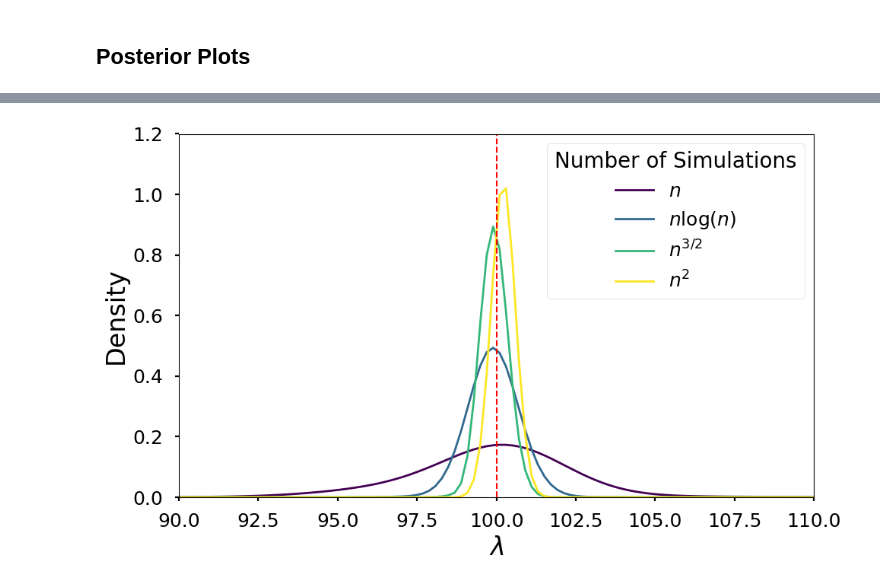
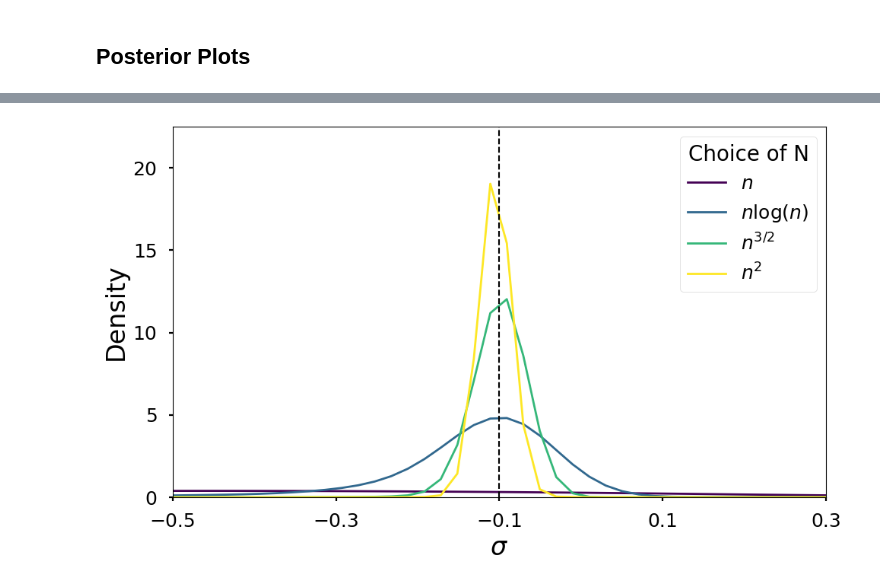
Before and after one commit to RyanJafefKelly/npe_convergence, a Jupyter notebook: notebooks/stereological_plots.ipynb, the cells around one changed output, grey strips where cells are left out. Saved outputs shown, nothing was run; the diff lists cells and outputs as text; code cells hidden in the pictures.

```diff
--- a/notebooks/stereological_plots.ipynb
+++ b/notebooks/stereological_plots.ipynb
@@ -71,7 +73,7 @@ simulation_functions = [
 ]
 n_sims_label = [r'$n$', r'$n \log(n)$', r'$n^{3/2}$', r'$n^2$']
 
-num_seeds = 21
+num_seeds = 101
 true_param = 2.0
 
 base_dir = "../res/stereological/"
@@ -102,9 +104,10 @@ for n_obs in n_obs_list:
                 medianprops=dict(color='red', linewidth=2),
                 whiskerprops=dict(color='blue'), capprops=dict(color='blue'))
     # plt.title(f'Boxplot of Mean Biases for $n_{{\text{{obs}}}}={n_obs}$', fontsize=16)
-    plt.xlabel('Number of Simulations', fontsize=24)
+    plt.xlabel('Choice of N', fontsize=24)
+    plt.ylim([-1, 4])
     plt.ylabel('Mean Bias', fontsize=24)
-    plt.axhline(y=0, color='red', linestyle='dashed', linewidth=1.5)
+    plt.axhline(y=0, color='black', linestyle='dashed', linewidth=1.5)
     # plt.legend(fontsize=12)
     plt.tick_params(axis='both', which='major', labelsize=18)
     # plt.grid(axis='y', linestyle='--', alpha=0.7)
@@ -123,7 +126,7 @@ simulation_functions = [
 ]
 n_sims_label = [r'$n$', r'$n \log(n)$', r'$n^{3/2}$', r'$n^2$']
 
-num_seeds = 21
+num_seeds = 101
 true_param = -0.1
 
 base_dir = "../res/stereological/"
@@ -154,9 +157,10 @@ for n_obs in n_obs_list:
                 medianprops=dict(color='red', linewidth=2),
                 whiskerprops=dict(color='blue'), capprops=dict(color='blue'))
     # plt.title(f'Boxplot of Mean Biases for $n_{{\text{{obs}}}}={n_obs}$', fontsize=16)
-    plt.xlabel('Number of Simulations', fontsize=24)
+    plt.xlabel('Choice of N', fontsize=24)
     plt.ylabel('Mean Bias', fontsize=24)
-    plt.axhline(y=0, color='red', linestyle='dashed', linewidth=1.5)
+    plt.ylim([-2, 0.5])
+    plt.axhline(y=0, color='black', linestyle='dashed', linewidth=1.5)
     # plt.legend(fontsize=12)
     plt.tick_params(axis='both', which='major', labelsize=18)
     # plt.grid(axis='y', linestyle='--', alpha=0.7)
@@ -168,37 +269,45 @@ for n_obs in n_obs_list:
 # %%
 n_sims = ["1000", "6907", "31622", "1000000"]
 n_sims_label = [r'$n$', r'$n \log(n)$', r'$n^{3/2}$', r'$n^2$']
 
 # Plotting
 plt.figure(figsize=(10, 6))  # Set figure size for better readability
 bins = None
-plt.xlim([90, 110])
+plt.xlim([-1, 1])
 colors = plt.cm.viridis(np.linspace(0, 1, len(n_sims)))  # Use a perceptually uniform colormap
 
 for ii, (n_sim, color) in enumerate(zip(n_sims, colors)):
     file_name = f"../res/stereological/npe_n_obs_1000_n_sims_{str(n_sim)}_seed_1/posterior_samples.pkl"
     with open(file_name, 'rb') as file:
         posterior_samples = pkl.load(file)
-        rate_samples = posterior_samples[:, 0]
+        rate_samples = posterior_samples[:, 2]
         kde = gaussian_kde(rate_samples.ravel())
-        xs = np.linspace(90, 110, 100)
+        xs = np.linspace(-1, 1, 100)
         plt.plot(xs, kde(xs), label=n_sims_label[ii], color=color, linewidth=2)
 
 # Add vertical line with improved style
-plt.axvline(100, color="red", linestyle="--", linewidth=1.5)
+plt.axvline(-0.1, color="black", linestyle="--", linewidth=1.5)
 
 # Aesthetics improvements
-plt.ylim(0, 1.2)
-plt.xlabel(r'$\lambda$', fontsize=24)
+plt.xlim([-0.5, 0.3])
+plt.ylim(0, 22.5)
+
+custom_ticks_x = [-0.5, -0.3, -0.1, 0.1, 0.3]  # Endpoints, quarters, and middle
+plt.xticks(custom_ticks_x)
+
+custom_ticks_y = [0, 5, 10, 15, 20]  # Endpoints, quarters, and middle
+plt.yticks(custom_ticks_y)
+
+plt.xlabel(r'$\sigma$', fontsize=24)
 plt.ylabel('Density', fontsize=24)
 # plt.title('Posterior Distributions for Different $n_{\text{sim}}$', fontsize=16)
-plt.legend(fontsize=18, title="Number of Simulations", title_fontsize=20)
+plt.legend(fontsize=18, title="Choice of N", title_fontsize=20)
 plt.tick_params(axis='both', which='major', labelsize=18)
 
 # Use a style for better presentation (optional)
 plt.style.use('seaborn-v0_8-poster')  # or 'ggplot', 'seaborn-darkgrid', etc.
 
 plt.tight_layout()
-plt.savefig("plots/stereo_lambda_posterior.pdf")
+plt.savefig("plots/stereo_sigma_posterior.pdf")
 # %% [output]
-[figure, old version]
+[figure, new version]
```
Also changed, not shown: parts of 5 cells of this notebook, 4 other files.
